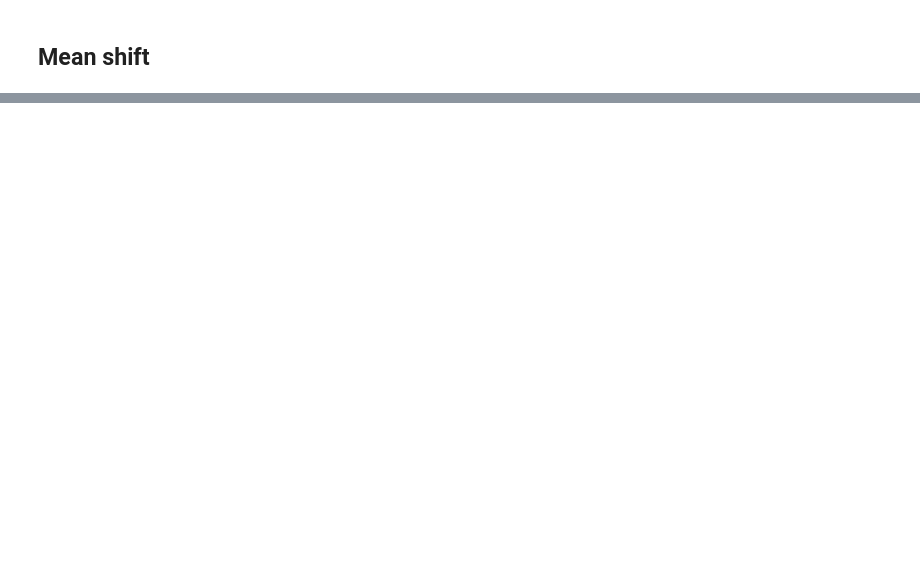
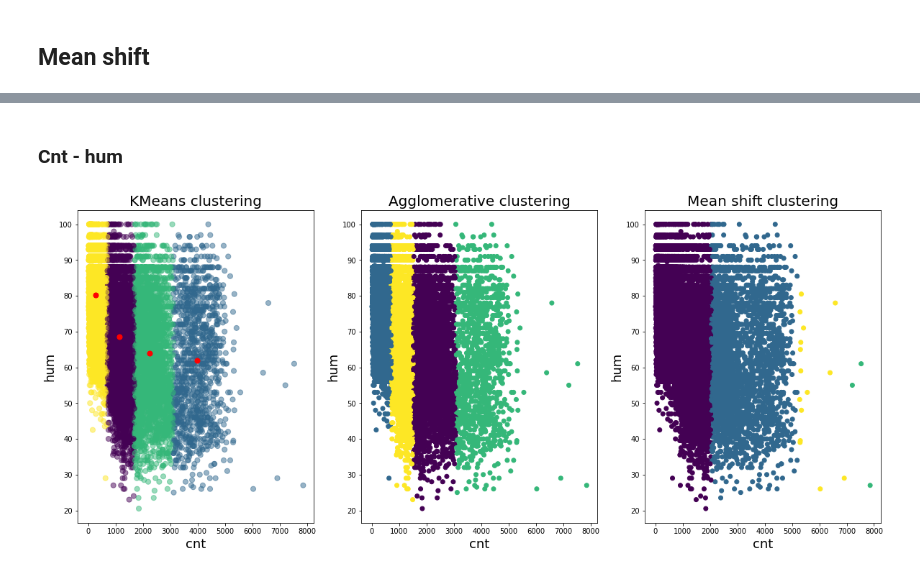
Before and after one commit to hubert-mazur/bike_sharing_data_exploration, a Jupyter notebook: project.ipynb, the cells around one changed output, grey strips where cells are left out. Saved outputs shown, nothing was run; the diff lists cells and outputs as text; code cells hidden in the pictures; blank space fills up the shorter version.

```diff
--- a/project.ipynb
+++ b/project.ipynb
@@ -580,0 +537,6 @@ mean_shift_clustering('cnt', 't1', 0.5)
+# %% [markdown]
+### Cnt - hum
+# %%
+plot_clustering_methods('cnt', 'hum', 4, 0.25)
+# %% [output]
+[figure, added]
```
Also changed, not shown: parts of 26 cells of this notebook.
